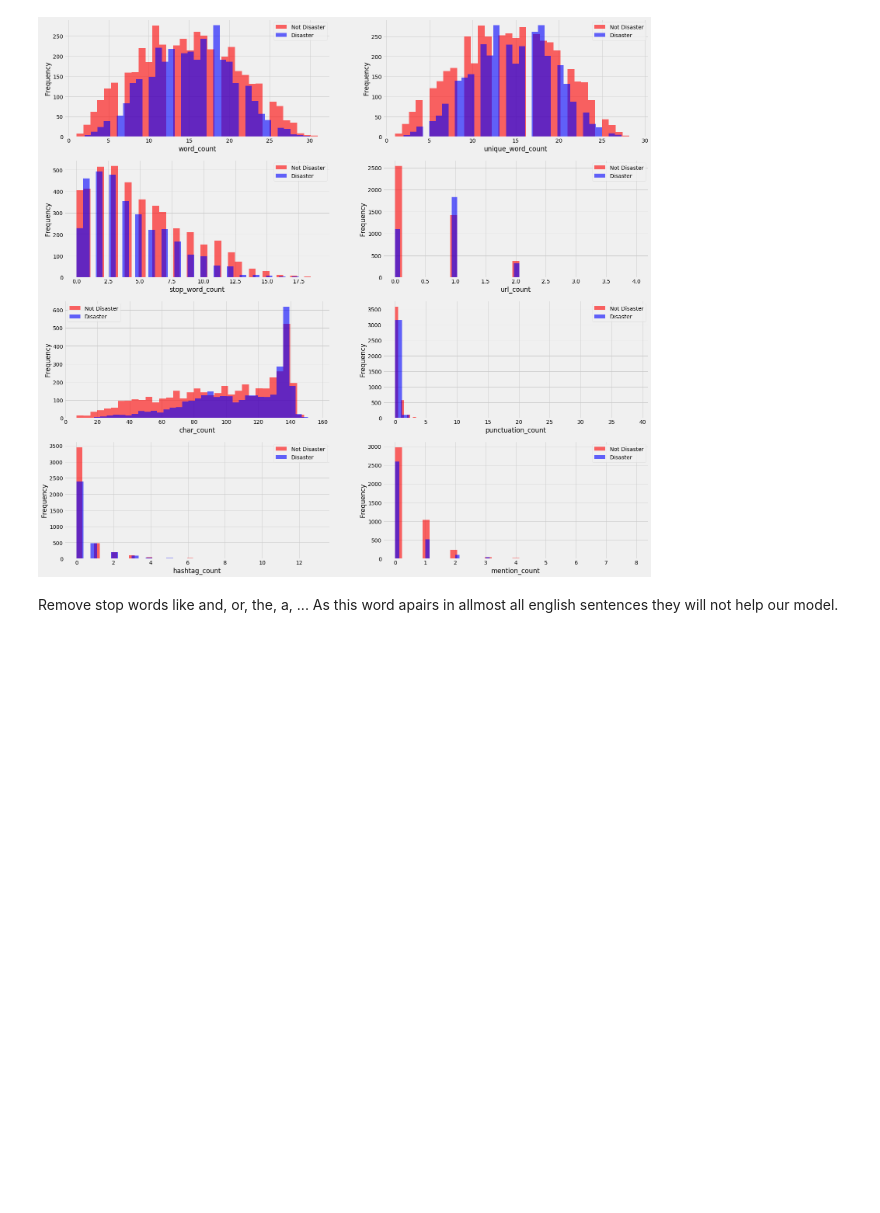
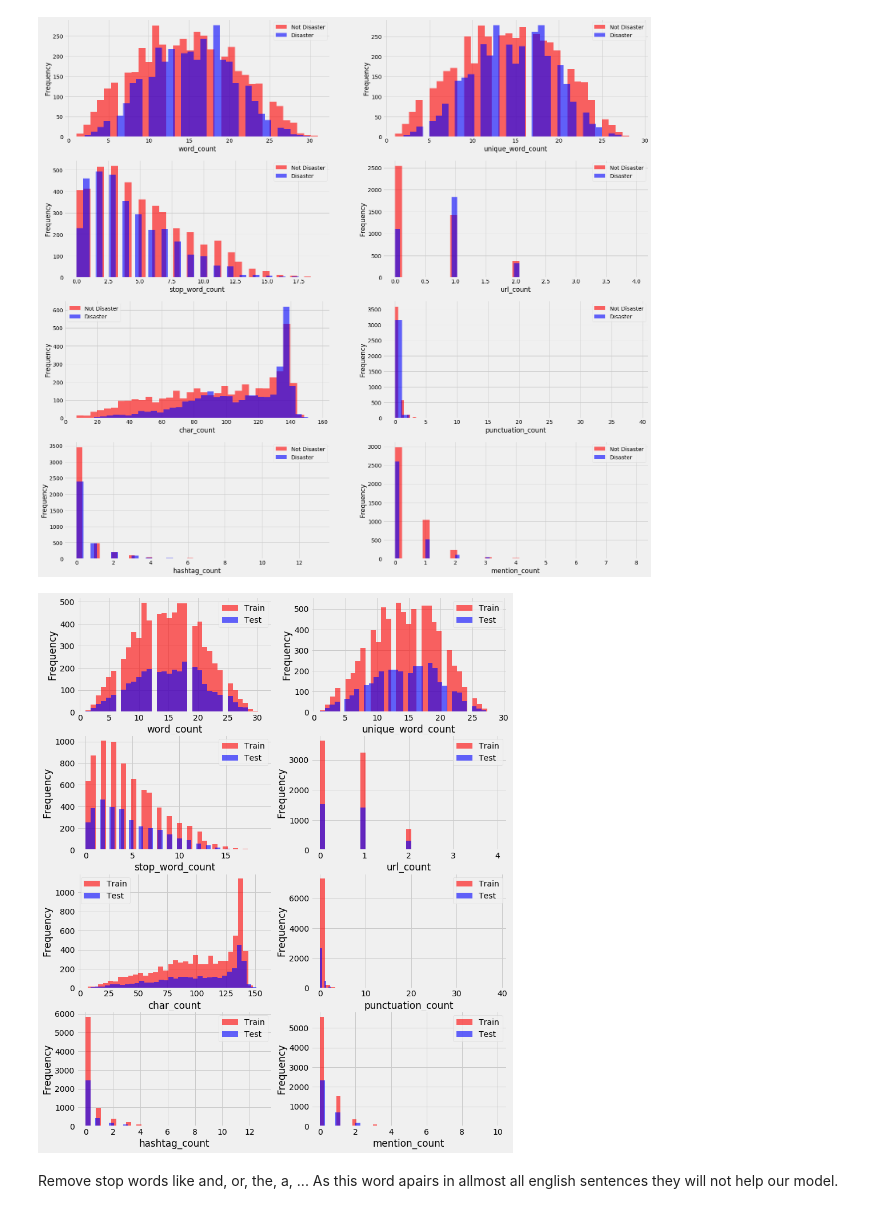
Before and after one commit to fares-ds/Real-or-Not-NLP-with-Disaster-Tweets, a Jupyter notebook: Disaster_Or_Not_Kaggle_Competition.ipynb, the cells around one changed output. Cells and saved outputs as stored; diff of their text form; code cells hidden in the pictures; blank space fills up the shorter version.

Commit message:
Ngram count Disaster vs Not-Disaster

```diff
--- a/Disaster_Or_Not_Kaggle_Competition.ipynb
+++ b/Disaster_Or_Not_Kaggle_Competition.ipynb
@@ -195,14 +195,16 @@ for i, column in enumerate(columns, 1):
 # %%
 plt.figure(figsize=(12, 20))
 
 for i, column in enumerate(columns, 1):
     plt.subplot(5, 2, i)
-    train[train.target==0][column].plot(bins=35, kind='hist', color='red',
-                                           label='Disaster=False', alpha=0.6)
-    train[train.target==1][column].plot(bins=35, kind='hist', color='blue',
-                                           label='Disaster=True', alpha=0.6)
+    train[column].plot(bins=35, kind='hist', color='red',
+                       label='Train', alpha=0.6)
+    test[column].plot(bins=35, kind='hist', color='blue',
+                      label='Test', alpha=0.6)
     plt.legend()
     plt.xlabel(column)
+# %% [output]
+[figure, added]
 # %% [markdown]
 Remove stop words like and, or, the, a, ... As this word apairs in allmost all english sentences they will not help our model.
 # %%
```
Also changed, not shown: parts of 6 cells of this notebook.
